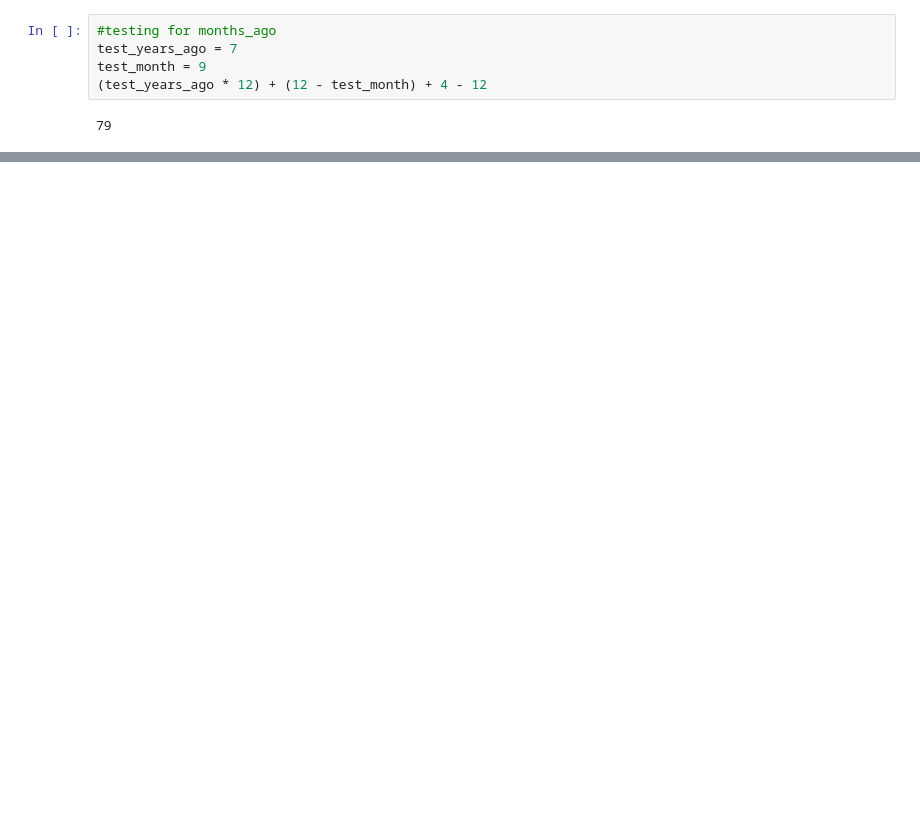
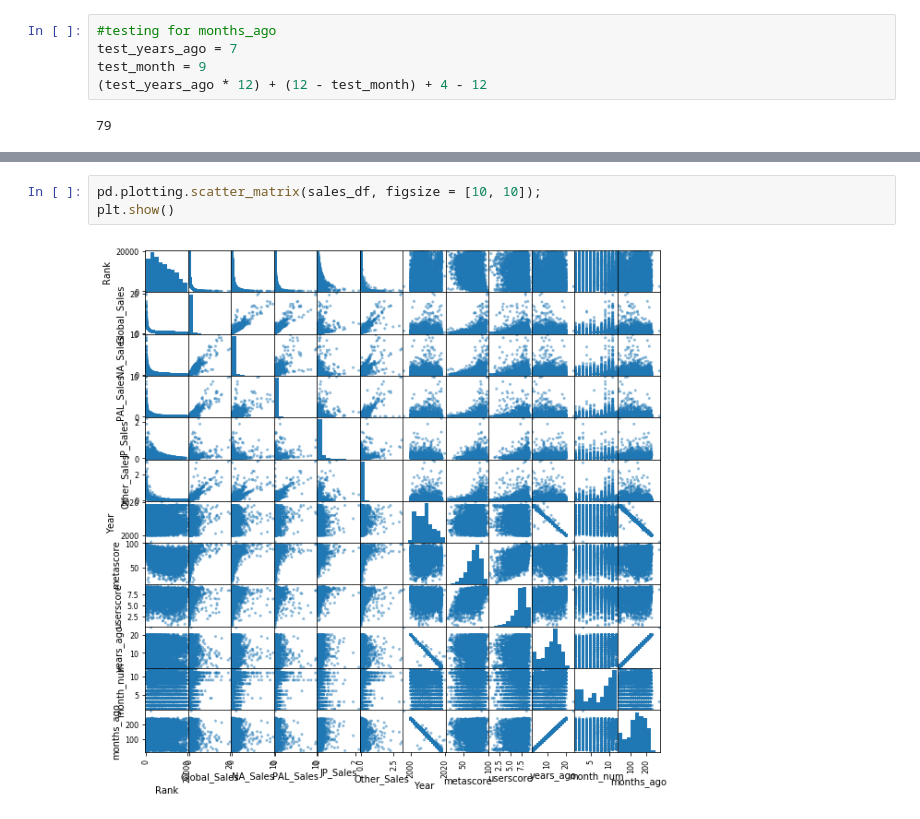
Before and after one commit to JohnTheTripper/game-sales-FIDS, a Jupyter notebook: data_exploration.ipynb, the cells around one changed output, grey strips where cells are left out. Saved outputs shown, nothing was run; the diff lists cells and outputs as text; blank space fills up the shorter version.

```diff
--- a/data_exploration.ipynb
+++ b/data_exploration.ipynb
@@ -277,0 +229,5 @@ dtype: int64
+# %%
+pd.plotting.scatter_matrix(sales_df, figsize = [10, 10]);
+plt.show()
+# %% [output]
+[figure, added]
```
Also changed, not shown: parts of 41 cells of this notebook.
